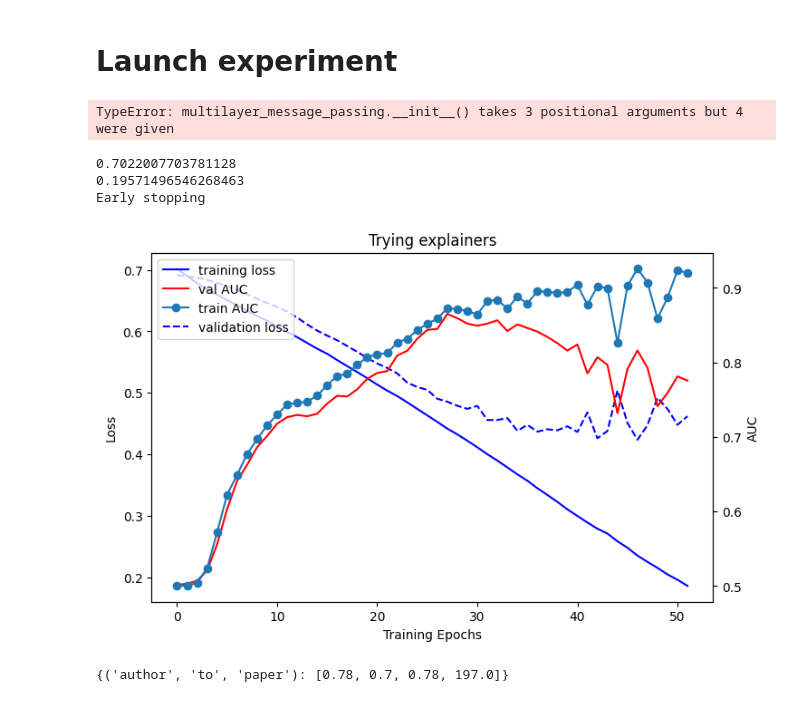
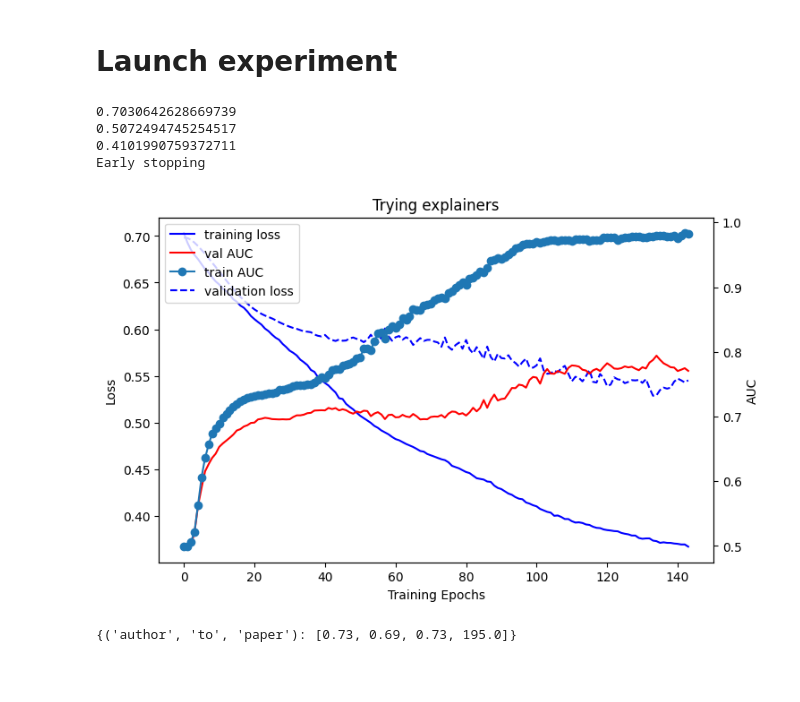
Before and after one commit to ingridheuer/gcnn_gdas, a Jupyter notebook: exploration/model_exploration/model_refactor.ipynb, the cells around one changed output. Cells and saved outputs as stored; diff of their text form; code cells hidden in the pictures; blank space fills up the shorter version.

Commit message:
changed post conv order

```diff
--- a/exploration/model_exploration/model_refactor.ipynb
+++ b/exploration/model_exploration/model_refactor.ipynb
@@ -492,15 +487 @@ class base_encoder(torch.nn.Module):
         return x
-# %%
-model_params = {
-            "hidden_channels":32,
-            "conv_type":"SAGEConv",
-            "batch_norm": True,
-            "dropout":0.1,
-            "micro_aggregation":"sum",
-            "macro_aggregation":"mean",
-            "layer_connectivity":"skipsum",
-            "L2_norm":False,
-            "pre_process_layers":2,
-            "msg_passing_layers":2,
-            "post_process_layers":1,
-        }
@@ -750,14 +726,13 @@ def launch_experiment(model,train_set,val_set,params):
 
     metric = roc_auc_score
     epochs = params["epochs"]
-    supervision_types = params["supervision_types"]
 
     early_stopper = EarlyStopper(params["patience"],params["delta"])
     for epoch in range(epochs):
-        train_loss = train(model,optimizer,train_set,supervision_types)
-        val_loss = get_val_loss(model,val_set,supervision_types)
-        train_score = test(model,train_set,supervision_types,metric)
-        val_score = test(model,val_set,supervision_types,metric)
+        train_loss = train(model,optimizer,train_set)
+        val_loss = get_val_loss(model,val_set)
+        train_score = test(model,train_set,metric)
+        val_score = test(model,val_set,metric)
 
         train_losses.append(train_loss)
         train_scores.append(train_score)
@@ -771,7 +746,7 @@ def launch_experiment(model,train_set,val_set,params):
             print("Early stopping")
             break
 
-    val_auc = test(model,val_set,supervision_types,roc_auc_score)
+    val_auc = test(model,val_set,roc_auc_score)
     curve_data = [train_losses,val_losses,train_scores,val_scores]
 
     plot_training_stats("Trying explainers", *curve_data,"AUC")
@@ -781,37 +756,34 @@ model_params = {
             "hidden_channels":32,
             "conv_type":"SAGEConv",
             "batch_norm": True,
-            "dropout":0.1,
-            "activation":torch.nn.LeakyReLU,
+            "dropout":0.3,
             "micro_aggregation":"sum",
-            "macro_aggregation":"mean",
-            "layer_connectivity":None,
+            "macro_aggregation":"sum",
+            "layer_connectivity":"skipsum",
             "L2_norm":True,
-            "feature_dim": 10,
-            "pre_process_layers":2,
+            "pre_process_layers":1,
             "msg_passing_layers":2,
             "post_process_layers":1,
+            "normalize_output":True
         }
 
-dblp_model = base_model(model_params,train_data.metadata())
+dblp_model = base_model(model_params,train_data.metadata(),[('author', 'to', 'paper')])
-# %% [output]
-TypeError: multilayer_message_passing.__init__() takes 3 positional arguments but 4 were given
 # %%
 train_params = {
-    'weight_decay': 1e-3,
+    'weight_decay': 1e-2,
     'lr': 0.001,
     'epochs':400,
     "patience":5,
     "delta":0.01,
-    "supervision_types":[('author', 'to', 'paper')]
 }
 trained_model, auc = launch_experiment(dblp_model,train_data,val_data,train_params)
 # %% [output]
-0.7022007703781128
-0.19571496546268463
+0.7030642628669739
+0.5072494745254517
+0.4101990759372711
 Early stopping
-[figure, old version]
+[figure, new version]
 # %%
-full_test(dblp_model,val_data,train_params["supervision_types"],200,False)
+full_test(dblp_model,val_data,200,False)
 # %% [output]
-{('author', 'to', 'paper'): [0.78, 0.7, 0.78, 197.0]}
+{('author', 'to', 'paper'): [0.73, 0.69, 0.73, 195.0]}
```
Also changed, not shown: parts of 17 cells of this notebook.
